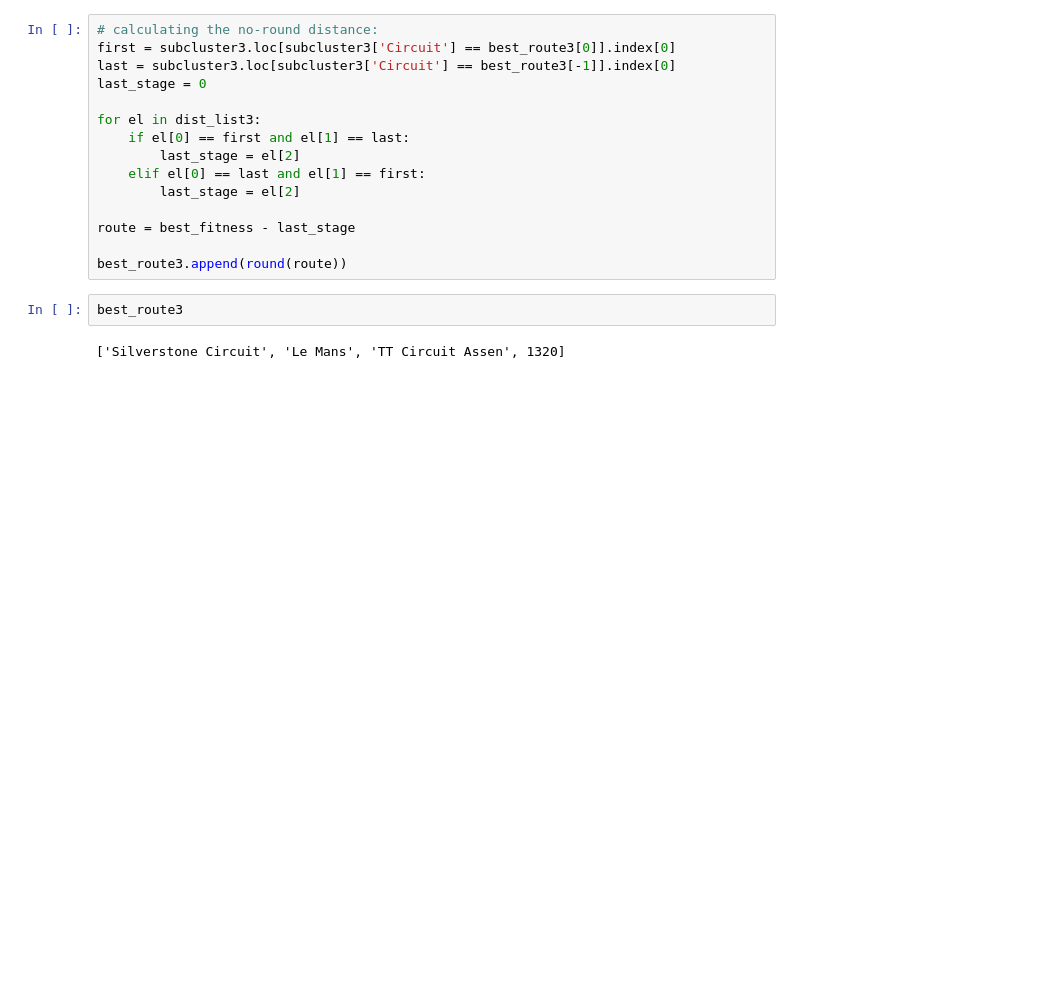
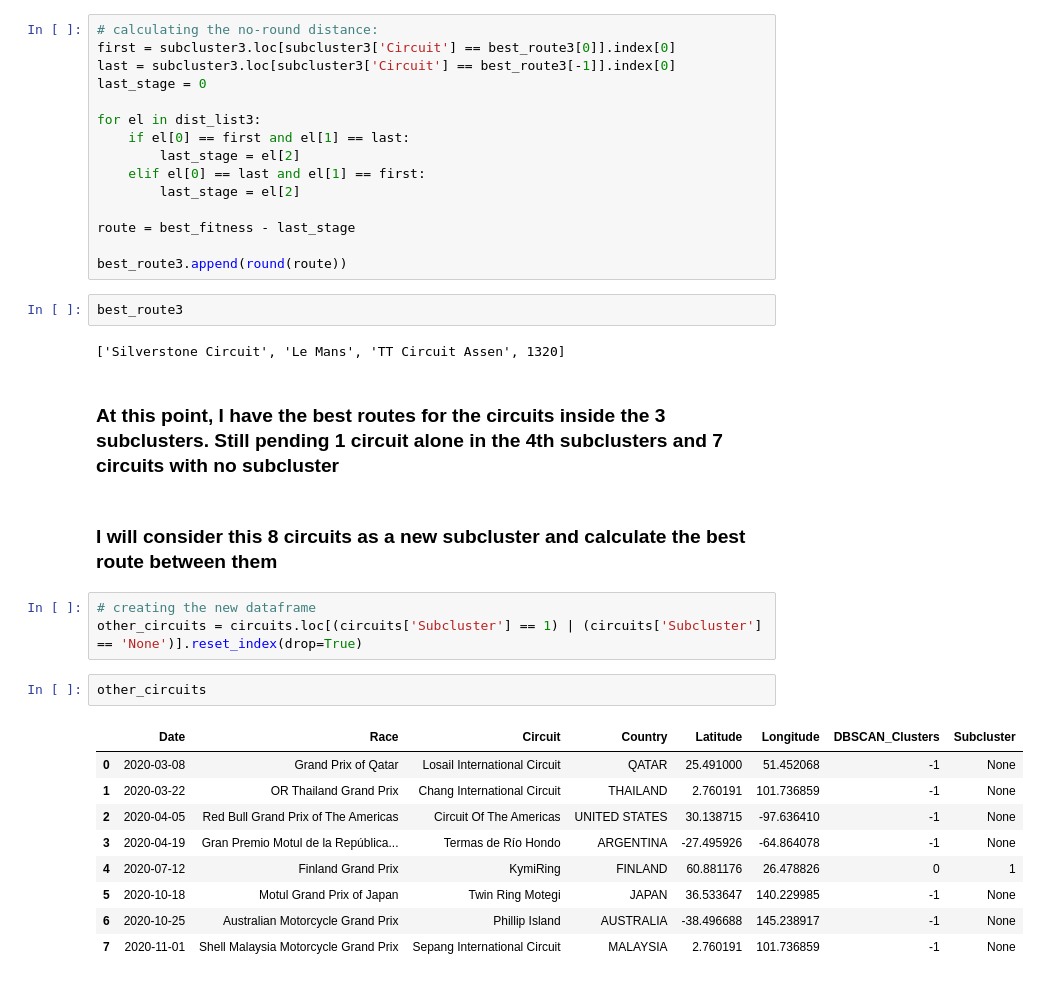
Before and after one commit to GuillemGodayol/Final-Project-Optimizing-MotoGP-Calendar, a Jupyter notebook: notebooks/3_Analysis.ipynb, the cells around one changed output. Saved outputs shown, nothing was run; the diff lists cells and outputs as text; blank space fills up the shorter version.

Commit message:
ready to calculate last route

```diff
--- a/notebooks/3_Analysis.ipynb
+++ b/notebooks/3_Analysis.ipynb
@@ -472,3 +472,22 @@ best_route3.append(round(route))
 best_route3
 # %% [output]
 ['Silverstone Circuit', 'Le Mans', 'TT Circuit Assen', 1320]
+# %% [markdown]
+### At this point, I have the best routes for the circuits inside the 3 subclusters. Still pending 1 circuit alone in the 4th subclusters and 7 circuits with no subcluster
+# %% [markdown]
+### I will consider this 8 circuits as a new subcluster and calculate the best route between them
+# %%
+# creating the new dataframe
+other_circuits = circuits.loc[(circuits['Subcluster'] == 1) | (circuits['Subcluster'] == 'None')].reset_index(drop=True)
+# %%
+other_circuits
+# %% [output]
+|  | Date | Race | Circuit | Country | Latitude | Longitude | DBSCAN_Clusters | Subcluster |
+| 0 | 2020-03-08 | Grand Prix of Qatar | Losail International Circuit | QATAR | 25.491000 | 51.452068 | -1 | None |
+| 1 | 2020-03-22 | OR Thailand Grand Prix | Chang International Circuit | THAILAND | 2.760191 | 101.736859 | -1 | None |
+| 2 | 2020-04-05 | Red Bull Grand Prix of The Americas | Circuit Of The Americas | UNITED STATES | 30.138715 | -97.636410 | -1 | None |
+| 3 | 2020-04-19 | Gran Premio Motul de la República... | Termas de Río Hondo | ARGENTINA | -27.495926 | -64.864078 | -1 | None |
+| 4 | 2020-07-12 | Finland Grand Prix | KymiRing | FINLAND | 60.881176 | 26.478826 | 0 | 1 |
+| 5 | 2020-10-18 | Motul Grand Prix of Japan | Twin Ring Motegi | JAPAN | 36.533647 | 140.229985 | -1 | None |
+| 6 | 2020-10-25 | Australian Motorcycle Grand Prix | Phillip Island | AUSTRALIA | -38.496688 | 145.238917 | -1 | None |
+| 7 | 2020-11-01 | Shell Malaysia Motorcycle Grand Prix | Sepang International Circuit | MALAYSIA | 2.760191 | 101.736859 | -1 | None |
```
Also changed, not shown: parts of 2 cells of this notebook.
